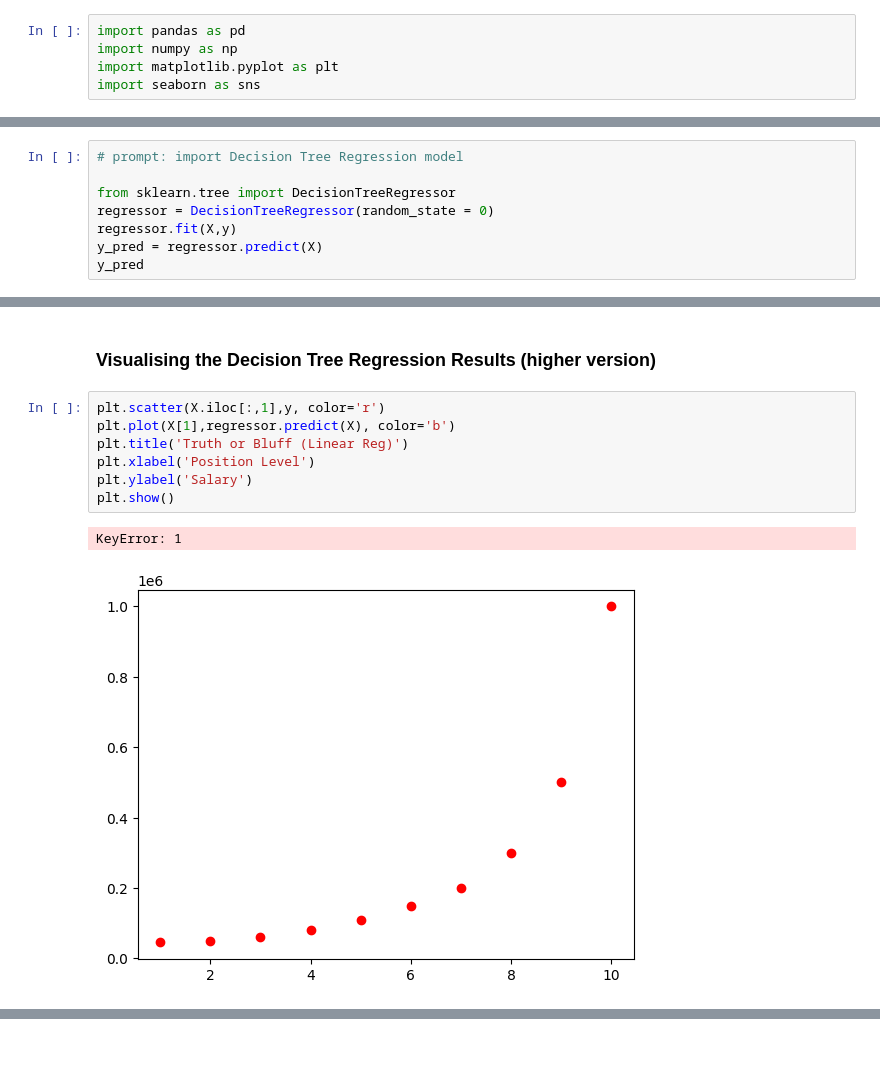
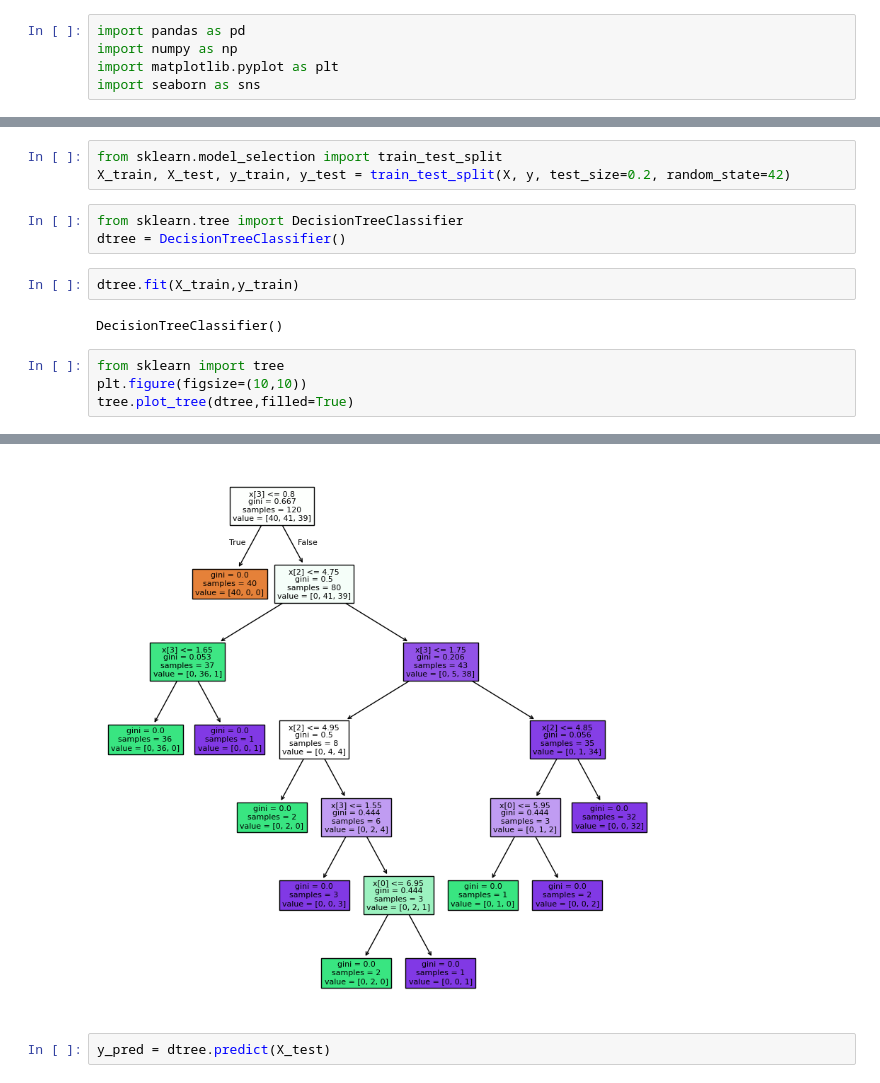
Before and after one commit to desaraju02/ai_ml_dl, a Jupyter notebook: Decision_Tree.ipynb, the cells around one changed output, grey strips where cells are left out. Drawn from its saved outputs; the diff is of its cells as text; blank space fills up the shorter version.

```diff
--- a/Decision_Tree.ipynb
+++ b/Decision_Tree.ipynb
@@ -77,8 +49,0 @@ dtype: int64
-# %%
-# prompt: import Decision Tree Regression model
-
-from sklearn.tree import DecisionTreeRegressor
-regressor = DecisionTreeRegressor(random_state = 0)
-regressor.fit(X,y)
-y_pred = regressor.predict(X)
-y_pred
@@ -117,12 +50,15 @@ array([150000.])
-# %% [markdown]
-### Visualising the Decision Tree Regression Results (higher version)
-# %%
-plt.scatter(X.iloc[:,1],y, color='r')
-plt.plot(X[1],regressor.predict(X), color='b')
-plt.title('Truth or Bluff (Linear Reg)')
-plt.xlabel('Position Level')
-plt.ylabel('Salary')
-plt.show()
-# %% [output]
-KeyError: 1
-[figure, removed]
+# %%
+from sklearn.model_selection import train_test_split
+X_train, X_test, y_train, y_test = train_test_split(X, y, test_size=0.2, random_state=42)
+# %%
+from sklearn.tree import DecisionTreeClassifier
+dtree = DecisionTreeClassifier()
+# %%
+dtree.fit(X_train,y_train)
+# %% [output]
+DecisionTreeClassifier()
+# %%
+from sklearn import tree
+plt.figure(figsize=(10,10))
+tree.plot_tree(dtree,filled=True)
+# %% [output]
@@ -128,0 +82,3 @@ KeyError: 1
+[figure, added]
+# %%
+y_pred = dtree.predict(X_test)
```
Also changed, not shown: parts of 16 cells of this notebook.
